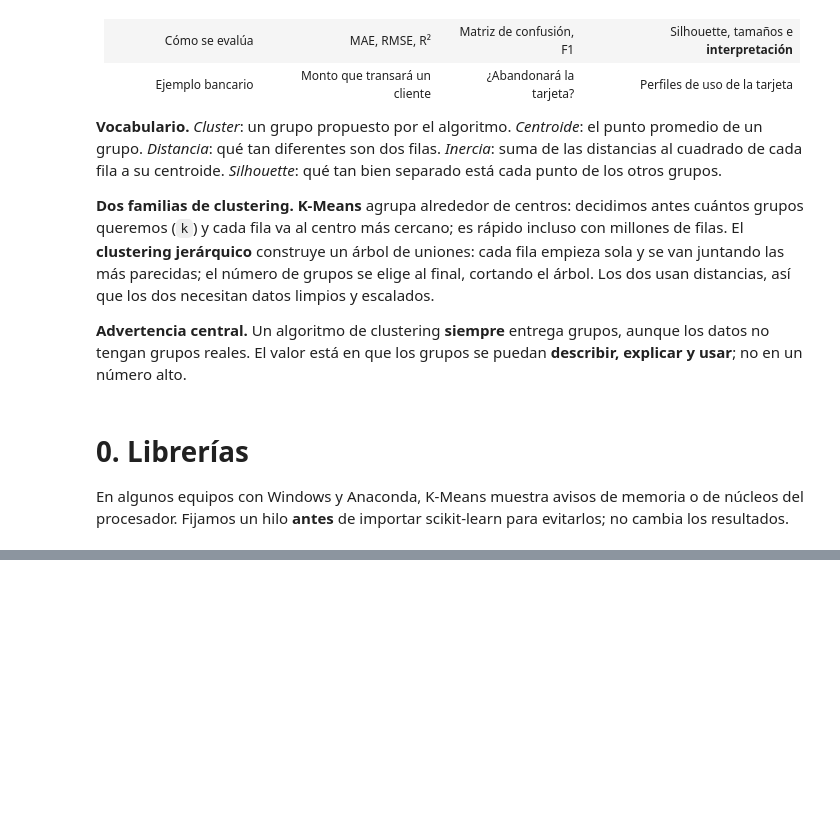
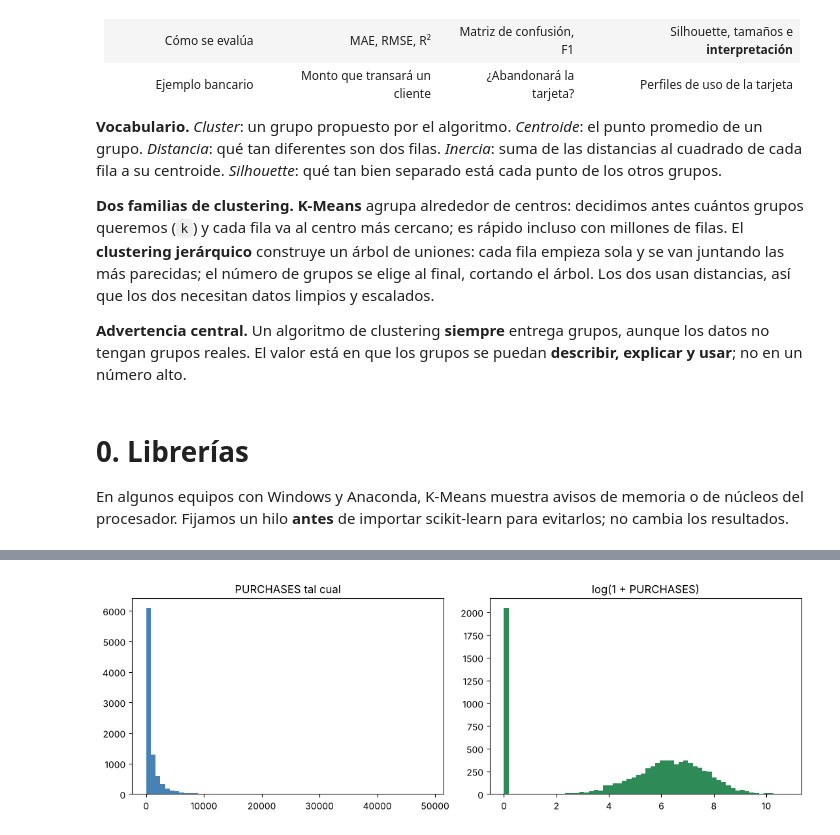
Before and after one commit to jonarosero/modulo-3-machine-learning-aplicado, a Jupyter notebook: notebooks/04_Dia4_Clustering_Segmentacion_Economica.ipynb, the cells around one changed output, grey strips where cells are left out. Drawn from its saved outputs; the diff is of its cells as text; code cells hidden in the pictures; blank space fills up the shorter version.

```diff
--- a/notebooks/04_Dia4_Clustering_Segmentacion_Economica.ipynb
+++ b/notebooks/04_Dia4_Clustering_Segmentacion_Economica.ipynb
@@ -637,0 +187,6 @@ pd.DataFrame(filas)
+# %%
+print("Faltantes por columna:"); print(cc.isna().sum()[cc.isna().sum() > 0])
+cc = cc.dropna(subset=["CREDIT_LIMIT"]).copy()                     # 1 cliente sin límite: lo quitamos
+mediana_min = cc["MINIMUM_PAYMENTS"].median()
+cc["MINIMUM_PAYMENTS"] = cc["MINIMUM_PAYMENTS"].fillna(mediana_min)  # 313 faltantes: los rellenamos con la mediana
+print("Mediana usada para MINIMUM_PAYMENTS:", round(mediana_min, 1), "| Clientes que quedan:", len(cc))
@@ -637,0 +217,8 @@ pd.DataFrame(filas)
+# %%
+fila0 = cc[VARS].iloc[0]
+for v in ["BALANCE", "PURCHASES", "CREDIT_LIMIT"]:
+    print(f"{v:14s} {fila0[v]:9.2f} → log(1 + {fila0[v]:.2f}) = {np.log1p(fila0[v]):.3f}")
+con_log = cc[VARS].copy()
+con_log[MONTOS] = np.log1p(con_log[MONTOS])         # aplicar log(1 + x) solo a los montos
+print("\nAntes del logaritmo:"); print(cc[VARS].head(3).round(2))
+print("\nDespués del logaritmo:"); print(con_log.head(3).round(2))
@@ -637,0 +241,7 @@ pd.DataFrame(filas)
+# %%
+fig, ax = plt.subplots(1, 2, figsize=(11, 3.8))
+ax[0].hist(cc["PURCHASES"], bins=60, color="steelblue"); ax[0].set_title("PURCHASES tal cual")
+ax[1].hist(con_log["PURCHASES"], bins=60, color="seagreen"); ax[1].set_title("log(1 + PURCHASES)")
+plt.tight_layout(); plt.show()
+# %% [output]
+[figure, added]
```
Also changed, not shown: parts of 100 cells of this notebook, 2 other files.
